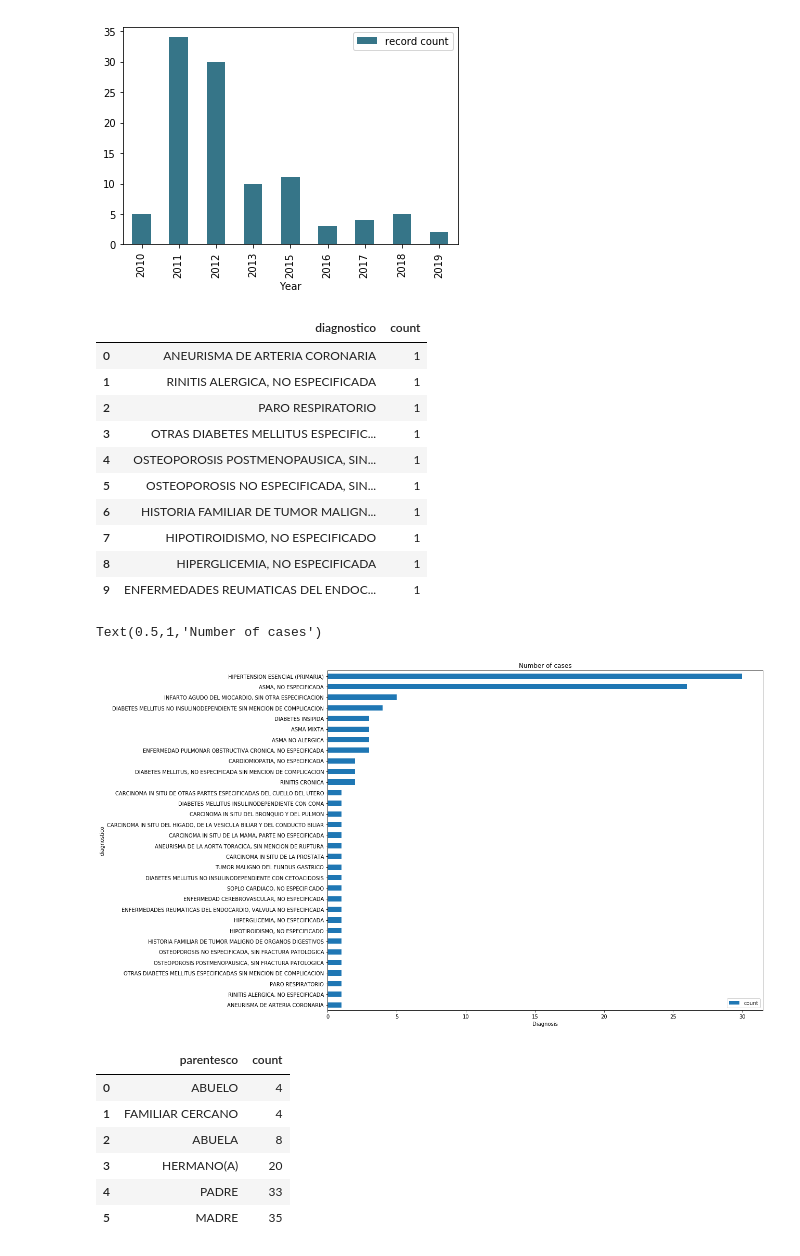
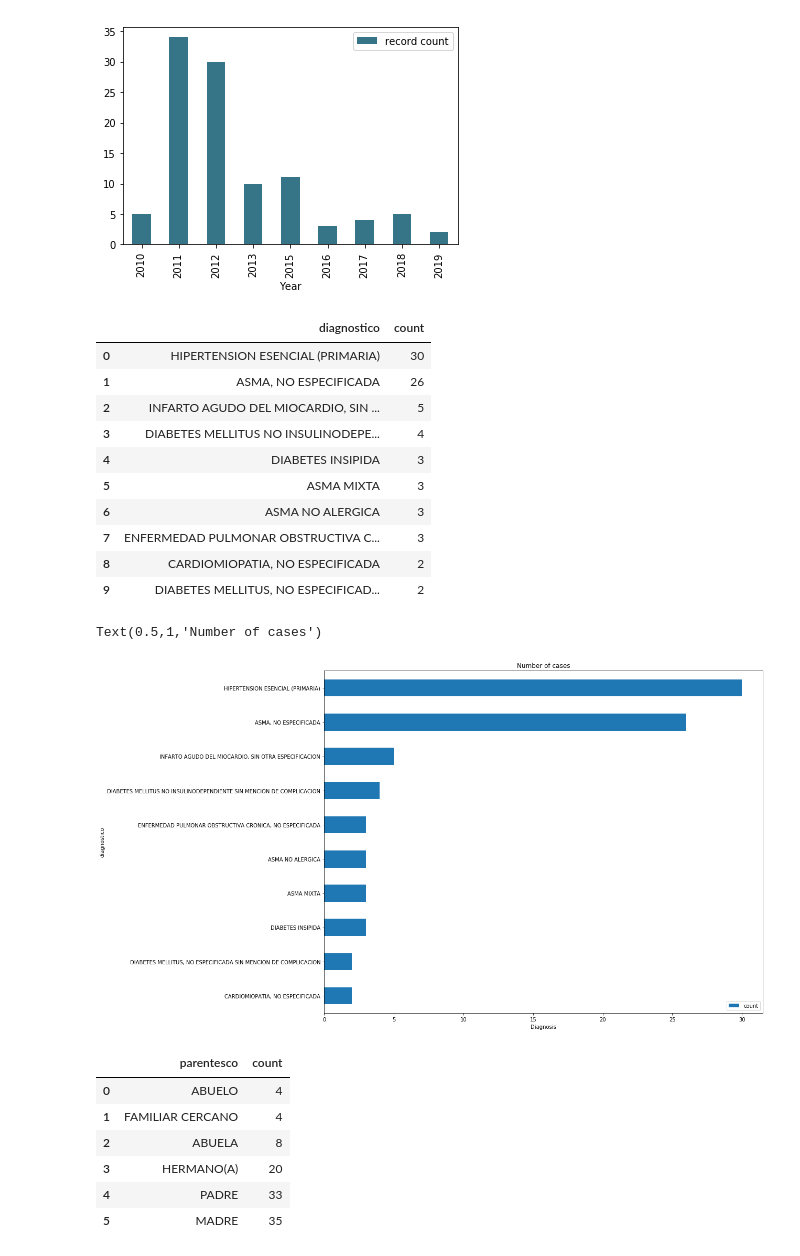
Before and after one commit to DS4A-T22/exploratory_data_analysis, a Jupyter notebook: EDA-Family record.ipynb, the cells around one changed output. Saved outputs shown, nothing was run; the diff lists cells and outputs as text; code cells hidden in the pictures.

```diff
--- a/EDA-Family record.ipynb
+++ b/EDA-Family record.ipynb
@@ -166,27 +166,27 @@ ax.set_xlabel('Year')
 Text(0.5,0,'Year')
 [figure]
 # %%
-common_diagnosis = familiar_records[['id_paciente', 'diagnostico']].groupby('diagnostico').size().sort_values(ascending=True).reset_index(name='count')
+common_diagnosis = familiar_records[['id_paciente', 'diagnostico']].groupby('diagnostico').size().sort_values(ascending=False).reset_index(name='count')
 common_diagnosis.head(10)
 # %% [output]
 |  | diagnostico | count |
-| 0 | ANEURISMA DE ARTERIA CORONARIA | 1 |
-| 1 | RINITIS ALERGICA, NO ESPECIFICADA | 1 |
-| 2 | PARO RESPIRATORIO | 1 |
-| 3 | OTRAS DIABETES MELLITUS ESPECIFIC... | 1 |
-| 4 | OSTEOPOROSIS POSTMENOPAUSICA, SIN... | 1 |
-| 5 | OSTEOPOROSIS NO ESPECIFICADA, SIN... | 1 |
-| 6 | HISTORIA FAMILIAR DE TUMOR MALIGN... | 1 |
-| 7 | HIPOTIROIDISMO, NO ESPECIFICADO | 1 |
-| 8 | HIPERGLICEMIA, NO ESPECIFICADA | 1 |
-| 9 | ENFERMEDADES REUMATICAS DEL ENDOC... | 1 |
+| 0 | HIPERTENSION ESENCIAL (PRIMARIA) | 30 |
+| 1 | ASMA, NO ESPECIFICADA | 26 |
+| 2 | INFARTO AGUDO DEL MIOCARDIO, SIN ... | 5 |
+| 3 | DIABETES MELLITUS NO INSULINODEPE... | 4 |
+| 4 | DIABETES INSIPIDA | 3 |
+| 5 | ASMA MIXTA | 3 |
+| 6 | ASMA NO ALERGICA | 3 |
+| 7 | ENFERMEDAD PULMONAR OBSTRUCTIVA C... | 3 |
+| 8 | CARDIOMIOPATIA, NO ESPECIFICADA | 2 |
+| 9 | DIABETES MELLITUS, NO ESPECIFICAD... | 2 |
 # %%
-common_diagnosis.plot(kind='barh', x='diagnostico', figsize=(15,12))
+common_diagnosis.head(10).sort_values(by='count', ascending=True).plot(kind='barh', x='diagnostico', figsize=(15,12))
 plt.xlabel('Diagnosis')
 plt.title('Number of cases')
 # %% [output]
 Text(0.5,1,'Number of cases')
-[figure, old version]
+[figure, new version]
 # %%
 common_relative = familiar_records[['id_paciente', 'parentesco']].groupby('parentesco').size().sort_values().reset_index(name='count')
 common_relative.tail(10)
```
Also changed, not shown: 2 other files.
